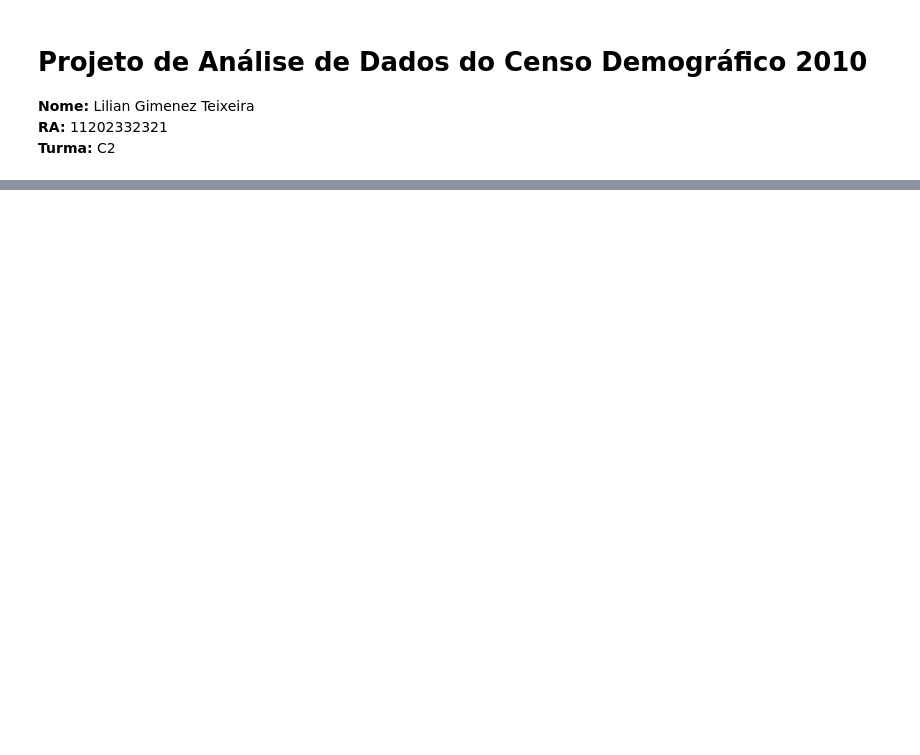
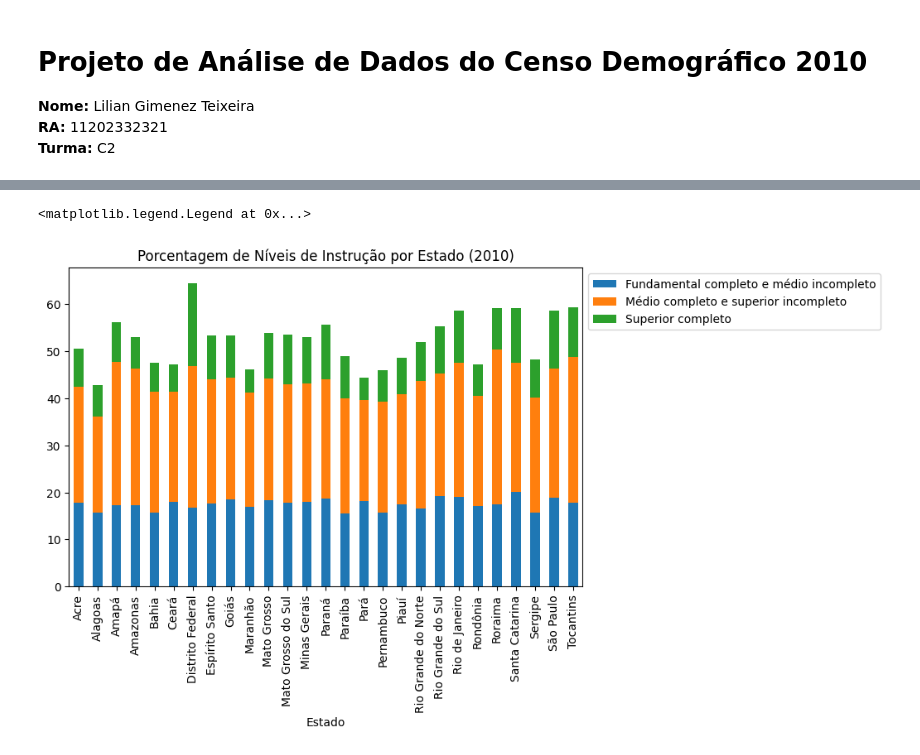
Before and after one commit to gimenezt/AnaliseCenso2010, a Jupyter notebook: C2.LilianGimenezTeixeira.ipynb, the cells around one changed output, grey strips where cells are left out. Saved outputs shown, nothing was run; the diff lists cells and outputs as text; code cells hidden in the pictures; blank space fills up the shorter version.

```diff
--- a/C2.LilianGimenezTeixeira.ipynb
+++ b/C2.LilianGimenezTeixeira.ipynb
@@ -67,0 +84,15 @@ plt.show()
+# %%
+colunas = ['Fundamental completo e médio incompleto', 'Médio completo e superior incompleto', 'Superior completo']
+instrucao_por_estado = df_instrucao.groupby('Estado')[colunas].sum()
+
+# dividindo por coluna Total para normalizar
+instrucao_total = df_instrucao.groupby('Estado')['Total pessoas > 10 anos'].sum()
+instrucao_normalizada = pd.DataFrame()
+
+for coluna in colunas:
+    instrucao_normalizada[coluna] = (instrucao_por_estado[coluna] / instrucao_total) * 100
+
+instrucao_normalizada.plot(kind='bar', stacked=True, figsize=(8,5), title='Porcentagem de Níveis de Instrução por Estado (2010)').legend(bbox_to_anchor=(1, 1))
+# %% [output]
+<matplotlib.legend.Legend at 0x...>
+[figure, added]
```
Also changed, not shown: parts of 22 cells of this notebook.
